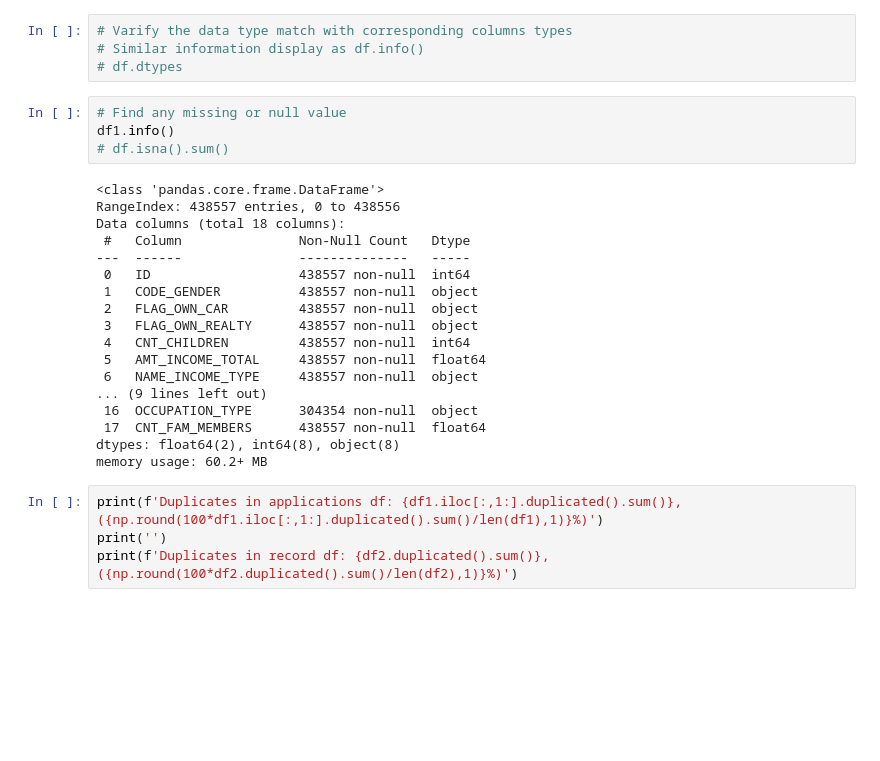
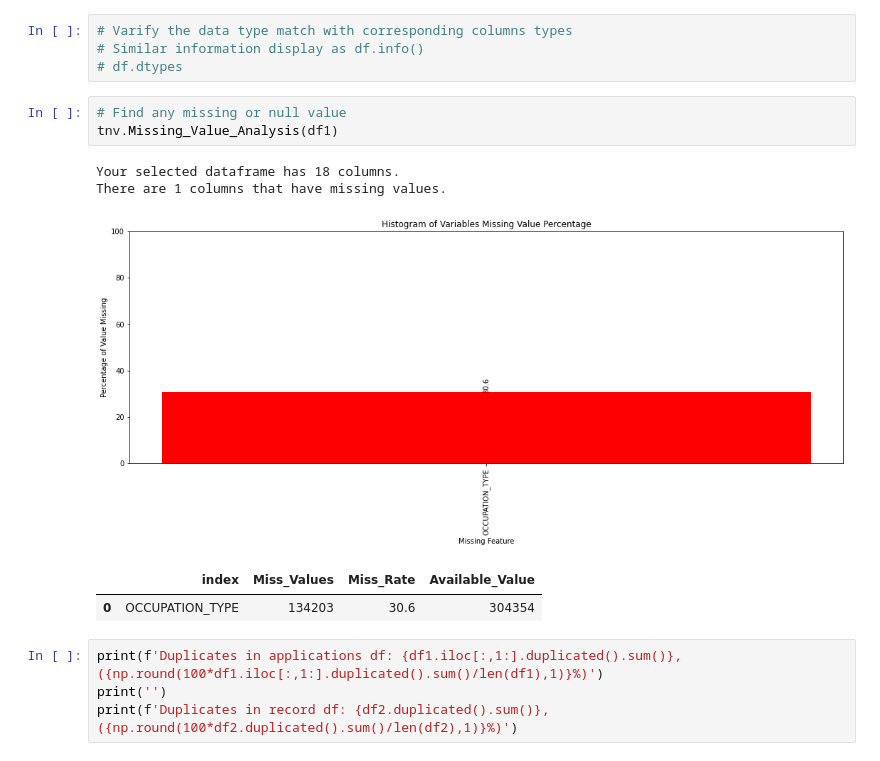
Before and after one commit to bdfd/Project_01-Credit-Card-Approval-Prdiction, a Jupyter notebook: Credit_Card_Approval_Prediction.ipynb, the cells around one changed output. Saved outputs shown, nothing was run; the diff lists cells and outputs as text; blank space fills up the shorter version.

```diff
--- a/Credit_Card_Approval_Prediction.ipynb
+++ b/Credit_Card_Approval_Prediction.ipynb
@@ -86,26 +107,13 @@ df1.describe()
 # df.dtypes
 # %%
 # Find any missing or null value
-df1.info()
-# df.isna().sum()
+tnv.Missing_Value_Analysis(df1)
 # %% [output]
-<class 'pandas.core.frame.DataFrame'>
-RangeIndex: 438557 entries, 0 to 438556
-Data columns (total 18 columns):
- #   Column               Non-Null Count   Dtype
----  ------               --------------   -----
- 0   ID                   438557 non-null  int64
- 1   CODE_GENDER          438557 non-null  object
- 2   FLAG_OWN_CAR         438557 non-null  object
- 3   FLAG_OWN_REALTY      438557 non-null  object
- 4   CNT_CHILDREN         438557 non-null  int64
- 5   AMT_INCOME_TOTAL     438557 non-null  float64
- 6   NAME_INCOME_TYPE     438557 non-null  object
-... (9 lines left out)
- 16  OCCUPATION_TYPE      304354 non-null  object
- 17  CNT_FAM_MEMBERS      438557 non-null  float64
-dtypes: float64(2), int64(8), object(8)
-memory usage: 60.2+ MB
+Your selected dataframe has 18 columns.
+There are 1 columns that have missing values.
+[figure, added]
+|  | index | Miss_Values | Miss_Rate | Available_Value |
+| 0 | OCCUPATION_TYPE | 134203 | 30.6 | 304354 |
 # %%
 print(f'Duplicates in applications df: {df1.iloc[:,1:].duplicated().sum()}, ({np.round(100*df1.iloc[:,1:].duplicated().sum()/len(df1),1)}%)')
 print('')
```
Also changed, not shown: parts of 8 cells of this notebook.
